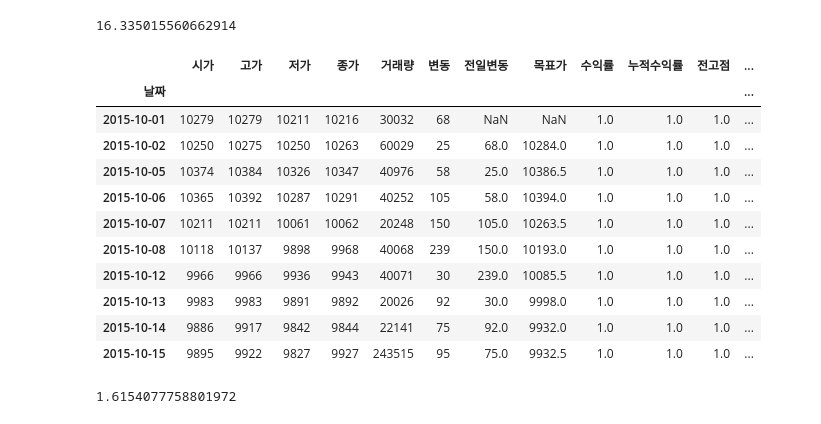
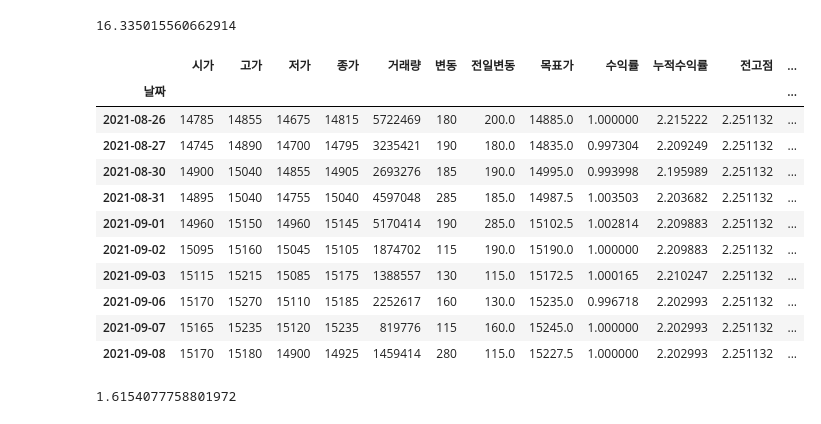
Before and after one commit to shs1018/iM_DiGital_Banker_academy, a Jupyter notebook: finance_data/금융데이터분석/step03_변동성투자전략.ipynb, the cells around one changed output. Drawn from its saved outputs; the diff is of its cells as text; code cells hidden in the pictures.

```diff
--- a/finance_data/금융데이터분석/step03_변동성투자전략.ipynb
+++ b/finance_data/금융데이터분석/step03_변동성투자전략.ipynb
@@ -187,20 +185,20 @@ df['DD'].max()
 16.335015560662914
 # %%
 df['MA10'] = df['종가'].rolling(window=10).mean()
-df.head(n=10)
+df.tail(n=10)
 # %% [output]
 |  | 시가 | 고가 | 저가 | 종가 | 거래량 | 변동 | 전일변동 | 목표가 | 수익률 | 누적수익률 | 전고점 | ... |
 | 날짜 |  |  |  |  |  |  |  |  |  |  |  | ... |
-| 2015-10-01 | 10279 | 10279 | 10211 | 10216 | 30032 | 68 | NaN | NaN | 1.0 | 1.0 | 1.0 | ... |
-| 2015-10-02 | 10250 | 10275 | 10250 | 10263 | 60029 | 25 | 68.0 | 10284.0 | 1.0 | 1.0 | 1.0 | ... |
-| 2015-10-05 | 10374 | 10384 | 10326 | 10347 | 40976 | 58 | 25.0 | 10386.5 | 1.0 | 1.0 | 1.0 | ... |
-| 2015-10-06 | 10365 | 10392 | 10287 | 10291 | 40252 | 105 | 58.0 | 10394.0 | 1.0 | 1.0 | 1.0 | ... |
-| 2015-10-07 | 10211 | 10211 | 10061 | 10062 | 20248 | 150 | 105.0 | 10263.5 | 1.0 | 1.0 | 1.0 | ... |
-| 2015-10-08 | 10118 | 10137 | 9898 | 9968 | 40068 | 239 | 150.0 | 10193.0 | 1.0 | 1.0 | 1.0 | ... |
-| 2015-10-12 | 9966 | 9966 | 9936 | 9943 | 40071 | 30 | 239.0 | 10085.5 | 1.0 | 1.0 | 1.0 | ... |
-| 2015-10-13 | 9983 | 9983 | 9891 | 9892 | 20026 | 92 | 30.0 | 9998.0 | 1.0 | 1.0 | 1.0 | ... |
-| 2015-10-14 | 9886 | 9917 | 9842 | 9844 | 22141 | 75 | 92.0 | 9932.0 | 1.0 | 1.0 | 1.0 | ... |
-| 2015-10-15 | 9895 | 9922 | 9827 | 9927 | 243515 | 95 | 75.0 | 9932.5 | 1.0 | 1.0 | 1.0 | ... |
+| 2021-08-26 | 14785 | 14855 | 14675 | 14815 | 5722469 | 180 | 200.0 | 14885.0 | 1.000000 | 2.215222 | 2.251132 | ... |
+| 2021-08-27 | 14745 | 14890 | 14700 | 14795 | 3235421 | 190 | 180.0 | 14835.0 | 0.997304 | 2.209249 | 2.251132 | ... |
+| 2021-08-30 | 14900 | 15040 | 14855 | 14905 | 2693276 | 185 | 190.0 | 14995.0 | 0.993998 | 2.195989 | 2.251132 | ... |
+| 2021-08-31 | 14895 | 15040 | 14755 | 15040 | 4597048 | 285 | 185.0 | 14987.5 | 1.003503 | 2.203682 | 2.251132 | ... |
+| 2021-09-01 | 14960 | 15150 | 14960 | 15145 | 5170414 | 190 | 285.0 | 15102.5 | 1.002814 | 2.209883 | 2.251132 | ... |
+| 2021-09-02 | 15095 | 15160 | 15045 | 15105 | 1874702 | 115 | 190.0 | 15190.0 | 1.000000 | 2.209883 | 2.251132 | ... |
+| 2021-09-03 | 15115 | 15215 | 15085 | 15175 | 1388557 | 130 | 115.0 | 15172.5 | 1.000165 | 2.210247 | 2.251132 | ... |
+| 2021-09-06 | 15170 | 15270 | 15110 | 15185 | 2252617 | 160 | 130.0 | 15235.0 | 0.996718 | 2.202993 | 2.251132 | ... |
+| 2021-09-07 | 15165 | 15235 | 15120 | 15235 | 819776 | 115 | 160.0 | 15245.0 | 1.000000 | 2.202993 | 2.251132 | ... |
+| 2021-09-08 | 15170 | 15180 | 14900 | 14925 | 1459414 | 280 | 115.0 | 15227.5 | 1.000000 | 2.202993 | 2.251132 | ... |
 # %%
 df['매매신호'] = df['시가'] > df['MA10'].shift(1)   # 당일 시가 > 전일 종가까지로 계산된 10일 이동평균
 # %%
```
Also changed, not shown: parts of 3 cells of this notebook, 2 other files.
